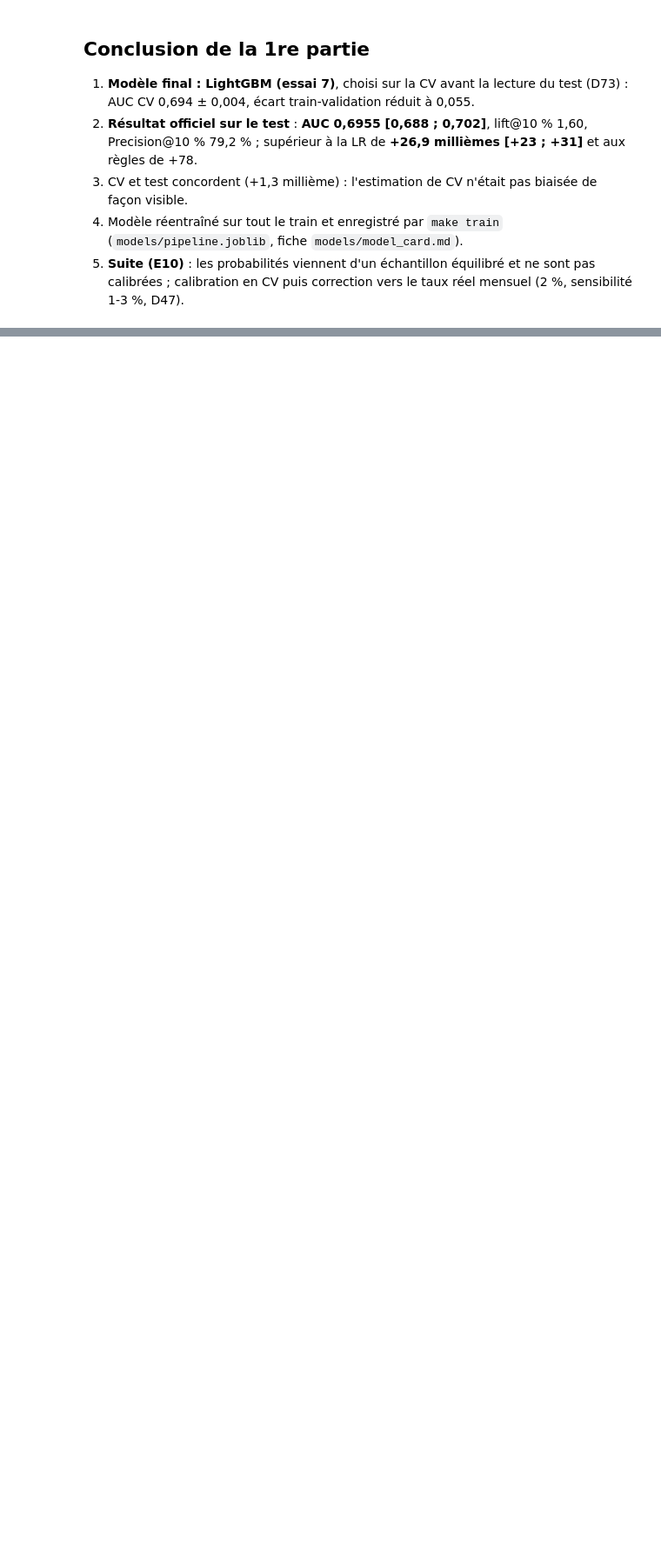
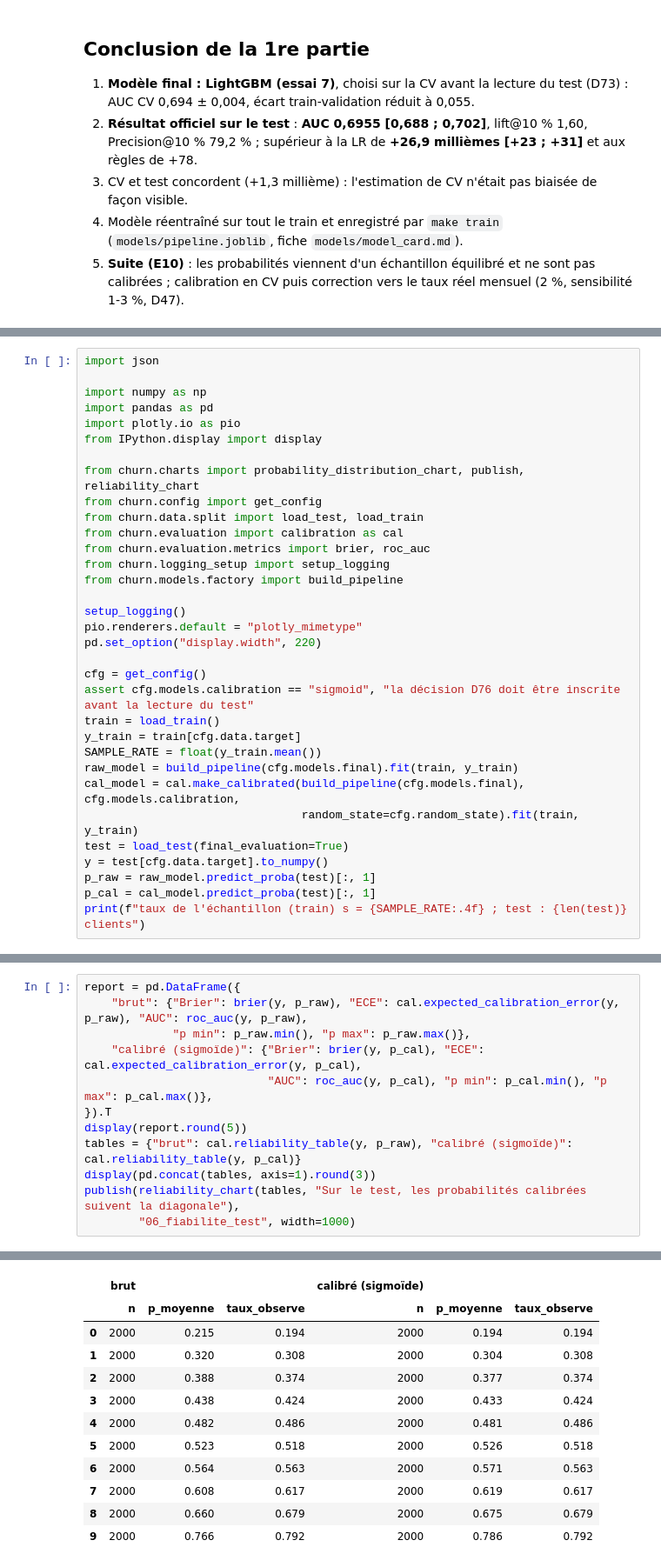
Before and after one commit to malek-ksouri/telecom_churn, a Jupyter notebook: notebooks/06_evaluation_calibration.ipynb, the cells around one changed output, grey strips where cells are left out. Shown at 87% size. Drawn from its saved outputs; the diff is of its cells as text; blank space fills up the shorter version.

Commit message:
calibration sigmoide + correction vers le taux reel (sensibilite 1-3 %)

```diff
--- a/notebooks/06_evaluation_calibration.ipynb
+++ b/notebooks/06_evaluation_calibration.ipynb
@@ -424,0 +529,33 @@ métriques enregistrées : reports/final_metrics.json
+# %%
+import json
+
+import numpy as np
+import pandas as pd
+import plotly.io as pio
+from IPython.display import display
+
+from churn.charts import probability_distribution_chart, publish, reliability_chart
+from churn.config import get_config
+from churn.data.split import load_test, load_train
+from churn.evaluation import calibration as cal
+from churn.evaluation.metrics import brier, roc_auc
+from churn.logging_setup import setup_logging
+from churn.models.factory import build_pipeline
+
+setup_logging()
+pio.renderers.default = "plotly_mimetype"
+pd.set_option("display.width", 220)
+
+cfg = get_config()
+assert cfg.models.calibration == "sigmoid", "la décision D76 doit être inscrite avant la lecture du test"
+train = load_train()
+y_train = train[cfg.data.target]
+SAMPLE_RATE = float(y_train.mean())
+raw_model = build_pipeline(cfg.models.final).fit(train, y_train)
+cal_model = cal.make_calibrated(build_pipeline(cfg.models.final), cfg.models.calibration,
+                                random_state=cfg.random_state).fit(train, y_train)
+test = load_test(final_evaluation=True)
+y = test[cfg.data.target].to_numpy()
+p_raw = raw_model.predict_proba(test)[:, 1]
+p_cal = cal_model.predict_proba(test)[:, 1]
+print(f"taux de l'échantillon (train) s = {SAMPLE_RATE:.4f} ; test : {len(test)} clients")
@@ -424,0 +564,13 @@ métriques enregistrées : reports/final_metrics.json
+# %%
+report = pd.DataFrame({
+    "brut": {"Brier": brier(y, p_raw), "ECE": cal.expected_calibration_error(y, p_raw), "AUC": roc_auc(y, p_raw),
+             "p min": p_raw.min(), "p max": p_raw.max()},
+    "calibré (sigmoïde)": {"Brier": brier(y, p_cal), "ECE": cal.expected_calibration_error(y, p_cal),
+                           "AUC": roc_auc(y, p_cal), "p min": p_cal.min(), "p max": p_cal.max()},
+}).T
+display(report.round(5))
+tables = {"brut": cal.reliability_table(y, p_raw), "calibré (sigmoïde)": cal.reliability_table(y, p_cal)}
+display(pd.concat(tables, axis=1).round(3))
+publish(reliability_chart(tables, "Sur le test, les probabilités calibrées suivent la diagonale"),
+        "06_fiabilite_test", width=1000)
+# %% [output]
@@ -424,0 +580,12 @@ métriques enregistrées : reports/final_metrics.json
+|  | brut |  |  | calibré (sigmoïde) |  |  |
+|  | n | p_moyenne | taux_observe | n | p_moyenne | taux_observe |
+| 0 | 2000 | 0.215 | 0.194 | 2000 | 0.194 | 0.194 |
+| 1 | 2000 | 0.320 | 0.308 | 2000 | 0.304 | 0.308 |
+| 2 | 2000 | 0.388 | 0.374 | 2000 | 0.377 | 0.374 |
+| 3 | 2000 | 0.438 | 0.424 | 2000 | 0.433 | 0.424 |
+| 4 | 2000 | 0.482 | 0.486 | 2000 | 0.481 | 0.486 |
+| 5 | 2000 | 0.523 | 0.518 | 2000 | 0.526 | 0.518 |
+| 6 | 2000 | 0.564 | 0.563 | 2000 | 0.571 | 0.563 |
+| 7 | 2000 | 0.608 | 0.617 | 2000 | 0.619 | 0.617 |
+| 8 | 2000 | 0.660 | 0.679 | 2000 | 0.675 | 0.679 |
+| 9 | 2000 | 0.766 | 0.792 | 2000 | 0.786 | 0.792 |
```
Also changed, not shown: parts of 17 cells of this notebook, 15 other files.
